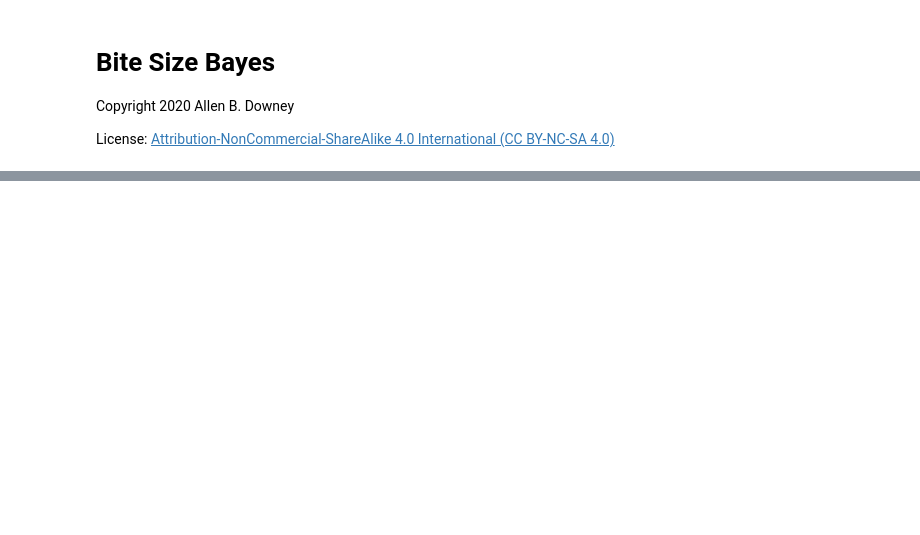
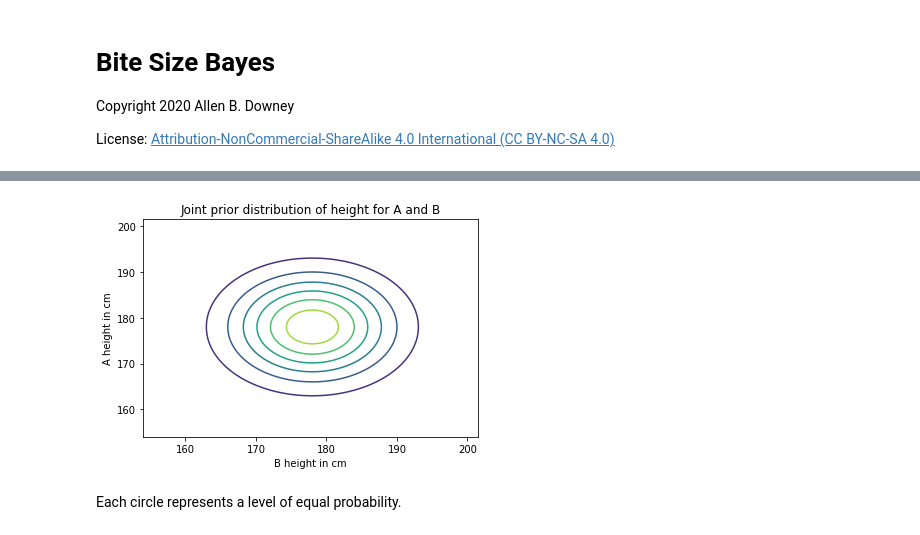
Before and after one commit to AllenDowney/BiteSizeBayes, a Jupyter notebook: 11_faceoff_soln.ipynb, the cells around one changed output, grey strips where cells are left out. Saved outputs shown, nothing was run; the diff lists cells and outputs as text; code cells hidden in the pictures; blank space fills up the shorter version.

```diff
--- a/11_faceoff_soln.ipynb
+++ b/11_faceoff_soln.ipynb
@@ -62,0 +217,16 @@ joint_ps.shape
+# %%
+def plot_contour(joint):
+    """Plot a joint distribution.
+
+    joint: DataFrame representing a joint PMF
+    """
+    plt.contour(joint.index, joint.index, joint)
+    plt.ylabel('A height in cm')
+    plt.xlabel('B height in cm')
+# %%
+plot_contour(joint)
+plt.title('Joint prior distribution of height for A and B');
+# %% [output]
+[figure, added]
+# %% [markdown]
+Each circle represents a level of equal probability.
```
Also changed, not shown: parts of 170 cells of this notebook, 1 other file.
